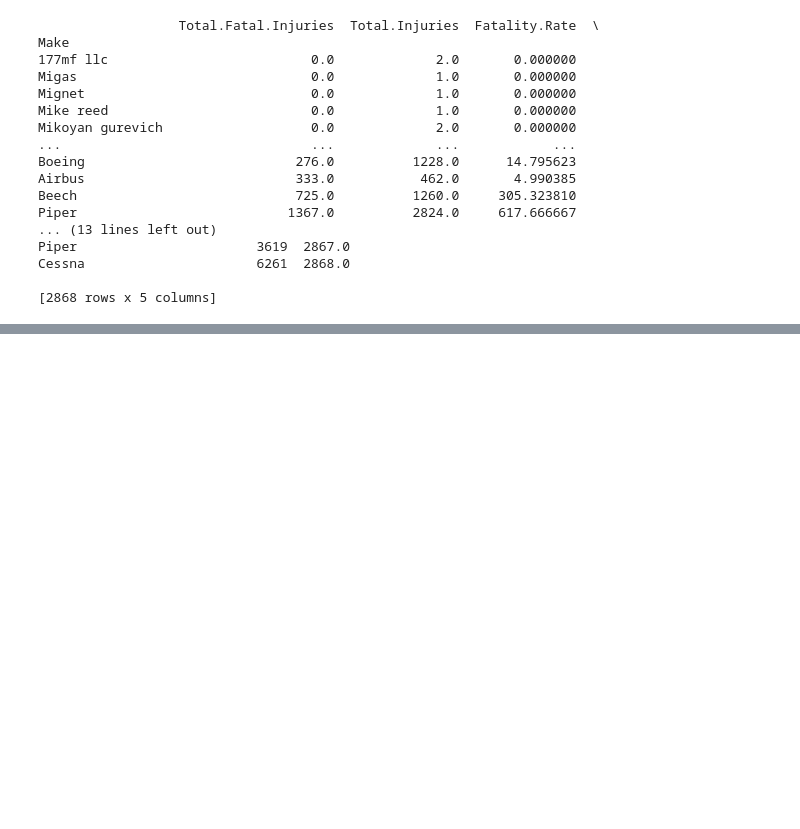
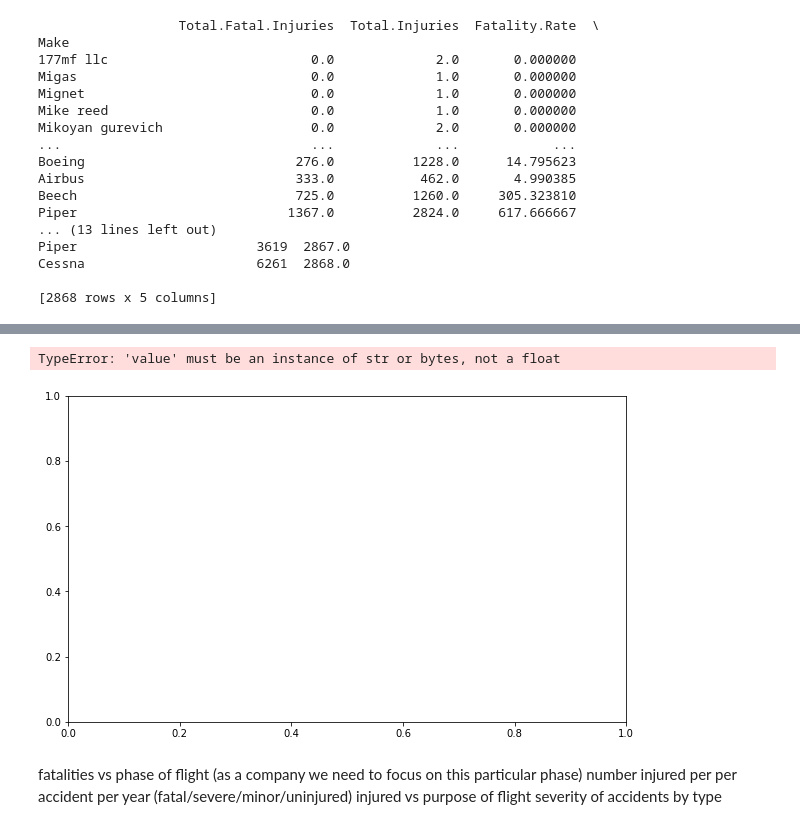
Before and after one commit to K-Pegg/Charting-New-Heights, a Jupyter notebook: Airline_Data_Project_juvenson.ipynb, the cells around one changed output, grey strips where cells are left out. Drawn from its saved outputs; the diff is of its cells as text; code cells hidden in the pictures; blank space fills up the shorter version.

```diff
--- a/Airline_Data_Project_juvenson.ipynb
+++ b/Airline_Data_Project_juvenson.ipynb
@@ -368,0 +455,19 @@ Cessna                      6261  2868.0
+# %%
+#fig, axs = plt.subplots(1, 3, figsize=(10, 18))
+plt.figure(figsize=(10, 6))
+plt.bar(df_20['Broad.phase.of.flight'], df_20['Total.Fatal.Injuries'],color='blue')
+
+#plt.xlabel(df_20['Make'].values)
+plt.ylabel('total Injuries')
+plt.title('Phase of flight vs Fatal Injuries')
+plt.tick_params (axis="x", labelrotation=90)
+
+plt.show()
+# %% [output]
+TypeError: 'value' must be an instance of str or bytes, not a float
+[figure, added]
+# %% [markdown]
+fatalities vs phase of flight (as a company we need to focus on this particular phase)
+number injured per per accident per year (fatal/severe/minor/uninjured)
+injured vs purpose of flight
+severity of accidents by type
```
Also changed, not shown: parts of 17 cells of this notebook.
